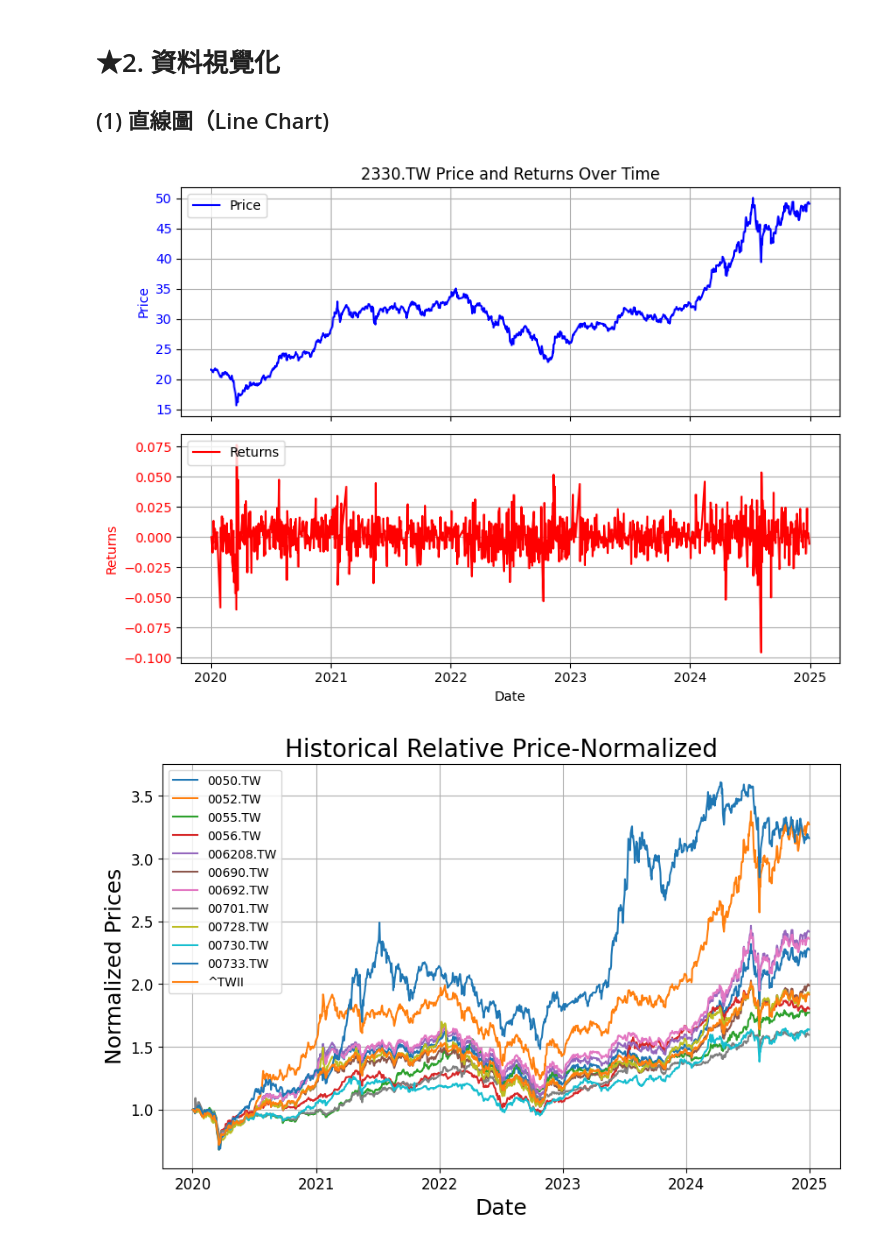
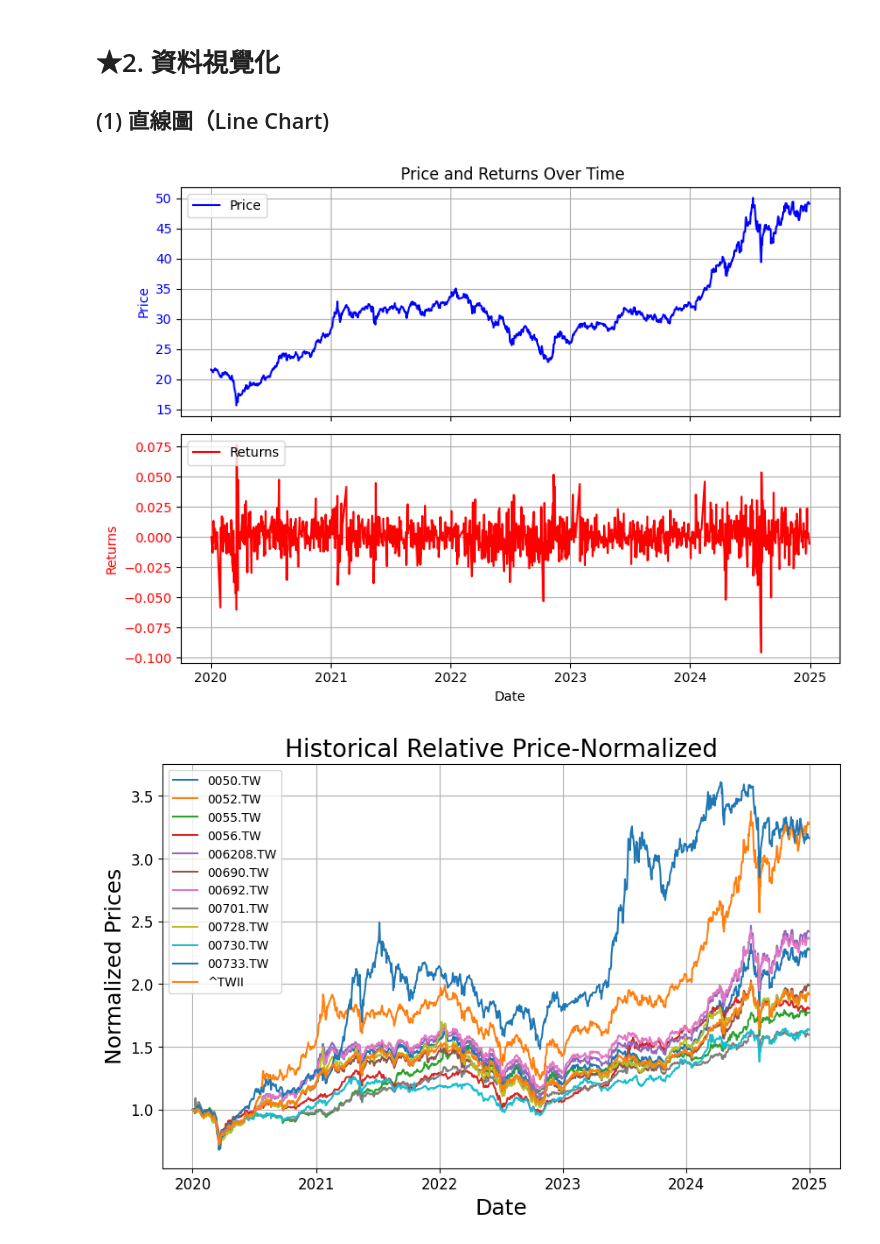
Before and after one commit to ecocw/114_bigdata, a Jupyter notebook: Code_U04_2_Python資料探索及視覺化.ipynb, the cells around one changed output. Cells and saved outputs as stored; diff of their text form; code cells hidden in the pictures.

```diff
--- a/Code_U04_2_Python資料探索及視覺化.ipynb
+++ b/Code_U04_2_Python資料探索及視覺化.ipynb
@@ -274,34 +274,34 @@ display(scorr)
 # %%
 import yfinance as yf
 import matplotlib.pyplot as plt
 import numpy as np
 
 P_0050 = prices['0050.TW']
 R_0050= RET['0050.TW']
 
 # Create subplots
 fig, axes = plt.subplots(2, 1, figsize=(8, 6), sharex=True)
 
 # Plot prices on the first subplot
 axes[0].plot(P_0050, label='Price', color='blue')
 axes[0].set_ylabel('Price', color='blue')
 axes[0].tick_params(axis='y', labelcolor='blue')
-axes[0].set_title(f'{asset} Price and Returns Over Time')
+axes[0].set_title(f' Price and Returns Over Time')
 axes[0].legend(loc='upper left')
 axes[0].grid(True)
 
 # Plot returns on the second subplot
 axes[1].plot(R_0050, label='Returns', color='red')
 axes[1].set_xlabel('Date')
 axes[1].set_ylabel('Returns', color='red')
 axes[1].tick_params(axis='y', labelcolor='red')
 axes[1].legend(loc='upper left')
 axes[1].grid(True)
 
 fig.tight_layout()
 plt.show()
 # %% [output]
-[figure, old version]
+[figure, new version]
 # %%
 import matplotlib.pyplot as plt
 
```
Also changed, not shown: parts of 3 cells of this notebook.
